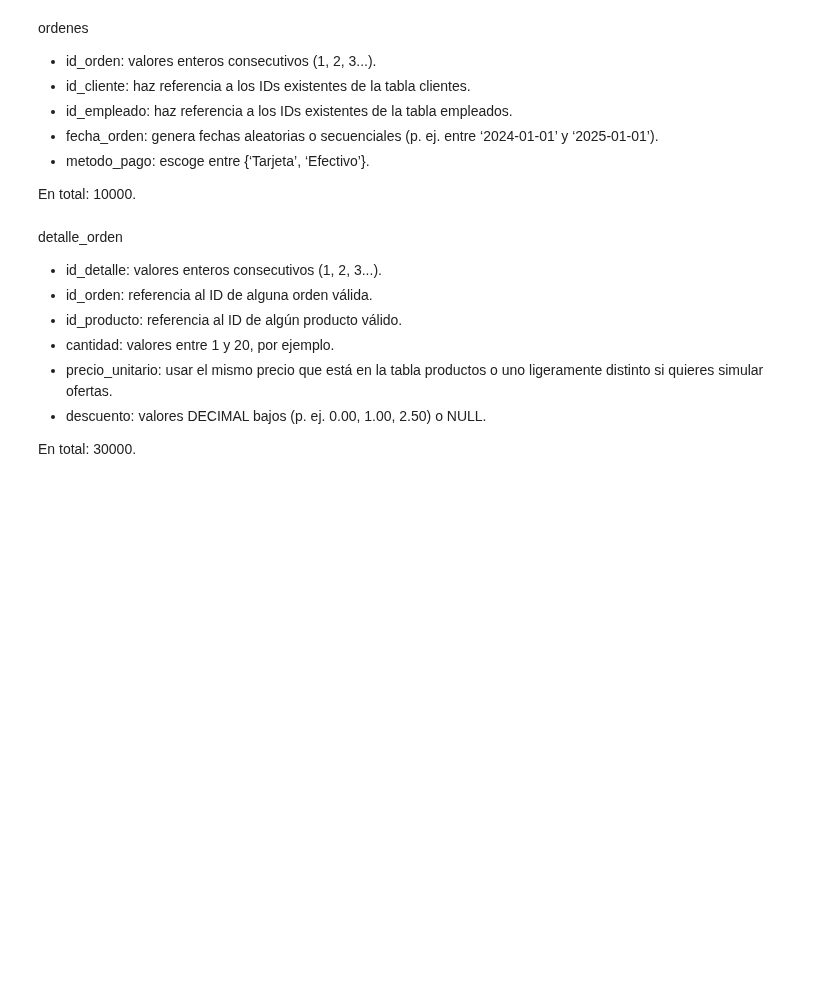
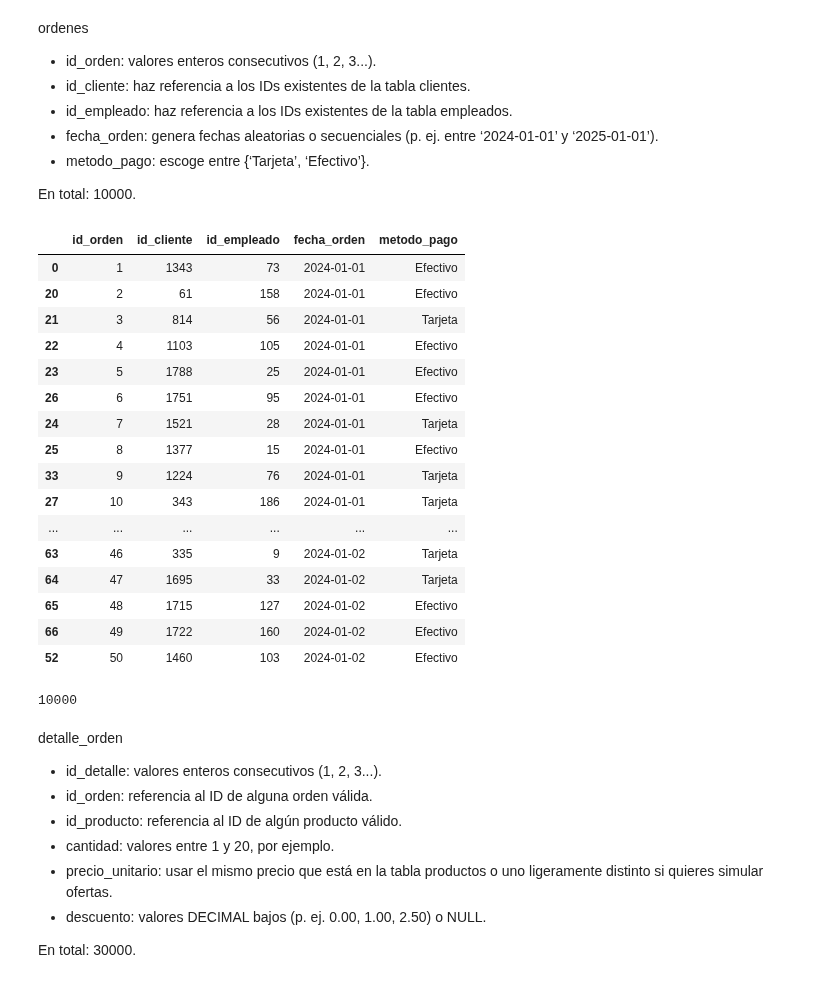
Before and after one commit to ceciorosco/Cecilia-Repositorio, a Jupyter notebook: Ejercicios_entregables_por_modulo/m4_SQL_Cecilia_Ines_Orosco_Cambeses.ipynb, the cells around one changed output. Cells and saved outputs as stored; diff of their text form; code cells hidden in the pictures; blank space fills up the shorter version.

```diff
--- a/Ejercicios_entregables_por_modulo/m4_SQL_Cecilia_Ines_Orosco_Cambeses.ipynb
+++ b/Ejercicios_entregables_por_modulo/m4_SQL_Cecilia_Ines_Orosco_Cambeses.ipynb
@@ -304,5 +304,42 @@ df_ordenes
+# %%
+# generar columna id_orden
+cliente, emplea, fecha, metodo = list(), list(), list(), list()
+fechas = [datetime(year=2024, month=1, day=1) + timedelta(days=numero) for numero in range(395)]
+for _ in range(10000):
+    cliente.append(random.choice(df_clientes['id_cliente']))
+    emplea.append(random.choice(df_empleados['id_empleado']))
+    fecha.append(random.choice(fechas))
+    metodo.append(random.choices(['Tarjeta', 'Efectivo'], weights=[0.65, 0.35])[0])
+
+fecha.sort()
+df_ordenes = pd.DataFrame(zip(cliente, emplea, fecha, metodo), columns=['id_cliente', 'id_empleado', 'fecha_orden', 'metodo_pago'])
+df_ordenes.sort_values('fecha_orden', inplace=True)
+df_ordenes = df_ordenes.reset_index().rename({'index': 'id_orden'}, axis=1)
+df_ordenes['id_orden'] = df_ordenes['id_orden'] + 1
+df_ordenes.sort_values('id_orden', inplace=True)
+df_ordenes.head(50)
+# %% [output]
+|  | id_orden | id_cliente | id_empleado | fecha_orden | metodo_pago |
+| 0 | 1 | 1343 | 73 | 2024-01-01 | Efectivo |
+| 20 | 2 | 61 | 158 | 2024-01-01 | Efectivo |
+| 21 | 3 | 814 | 56 | 2024-01-01 | Tarjeta |
+| 22 | 4 | 1103 | 105 | 2024-01-01 | Efectivo |
+| 23 | 5 | 1788 | 25 | 2024-01-01 | Efectivo |
+| 26 | 6 | 1751 | 95 | 2024-01-01 | Efectivo |
+| 24 | 7 | 1521 | 28 | 2024-01-01 | Tarjeta |
+| 25 | 8 | 1377 | 15 | 2024-01-01 | Efectivo |
+| 33 | 9 | 1224 | 76 | 2024-01-01 | Tarjeta |
+| 27 | 10 | 343 | 186 | 2024-01-01 | Tarjeta |
+| ... | ... | ... | ... | ... | ... |
+| 63 | 46 | 335 | 9 | 2024-01-02 | Tarjeta |
+| 64 | 47 | 1695 | 33 | 2024-01-02 | Tarjeta |
+| 65 | 48 | 1715 | 127 | 2024-01-02 | Efectivo |
+| 66 | 49 | 1722 | 160 | 2024-01-02 | Efectivo |
+| 52 | 50 | 1460 | 103 | 2024-01-02 | Efectivo |
 # %%
 insertar_dataframe(df_ordenes, 'ordenes')
+# %% [output]
+10000
 # %% [markdown]
 detalle_orden
 
```
Also changed, not shown: parts of 6 cells of this notebook, 3 other files.
